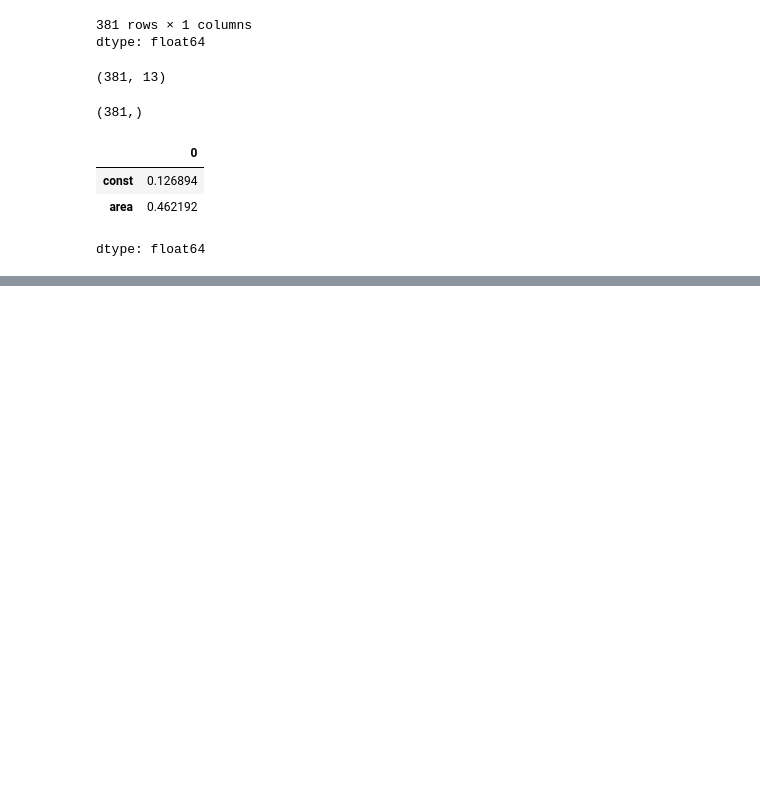
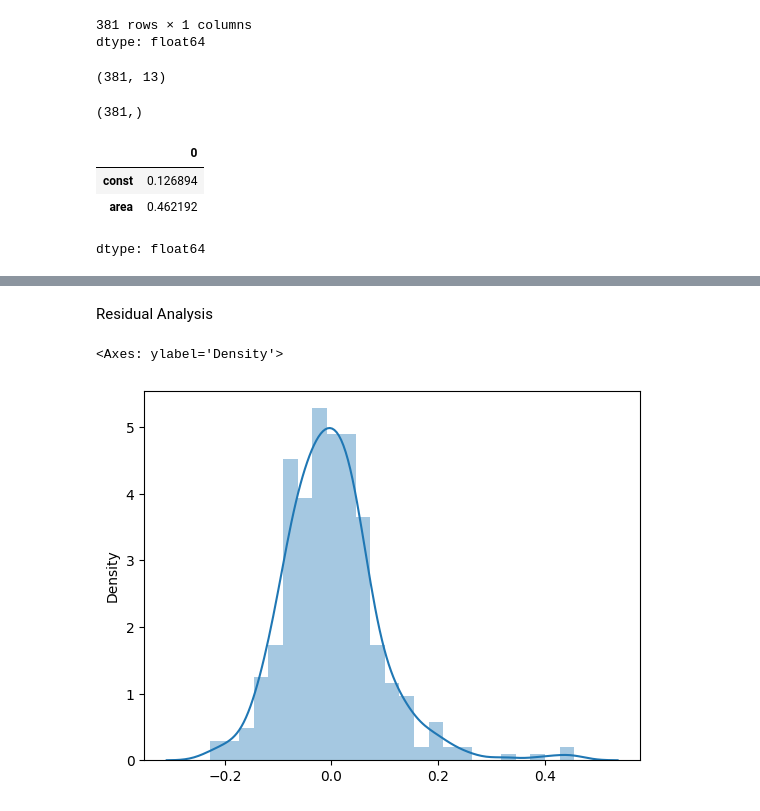
Before and after one commit to subhashiitb/IITKGP-ML, a Jupyter notebook: BasicsOfML/M1/S4/4.3/M1-S4-4.3.Multiple-Linear-Regression.ipynb, the cells around one changed output, grey strips where cells are left out. Drawn from its saved outputs; the diff is of its cells as text; code cells hidden in the pictures; blank space fills up the shorter version.

```diff
--- a/BasicsOfML/M1/S4/4.3/M1-S4-4.3.Multiple-Linear-Regression.ipynb
+++ b/BasicsOfML/M1/S4/4.3/M1-S4-4.3.Multiple-Linear-Regression.ipynb
@@ -366,0 +378,5 @@ Notes:
+# %%
+x_train_sm = sm.add_constant(x_train)
+lr = sm.OLS(y_train, x_train_sm)
+lr_model = lr.fit()
+lr_model.summary()
@@ -366,0 +442,6 @@ Notes:
+# %%
+x = x_train.drop('semi-furnished', axis=1)
+x_train_sm = sm.add_constant(x)
+lr = sm.OLS(y_train, x_train_sm)
+lr_model = lr.fit()
+lr_model.summary()
@@ -366,0 +500,6 @@ Notes:
+# %%
+x = x.drop('bedrooms', axis=1)
+x_train_sm = sm.add_constant(x)
+lr = sm.OLS(y_train, x_train_sm)
+lr_model = lr.fit()
+lr_model.summary()
@@ -366,0 +556,10 @@ Notes:
+# %% [markdown]
+Residual Analysis
+# %%
+y_train_pred = lr_model.predict(x_train_sm)
+# %%
+res = y_train - y_train_pred
+sns.distplot(res)
+# %% [output]
+<Axes: ylabel='Density'>
+[figure, added]
```
Also changed, not shown: parts of 27 cells of this notebook.
